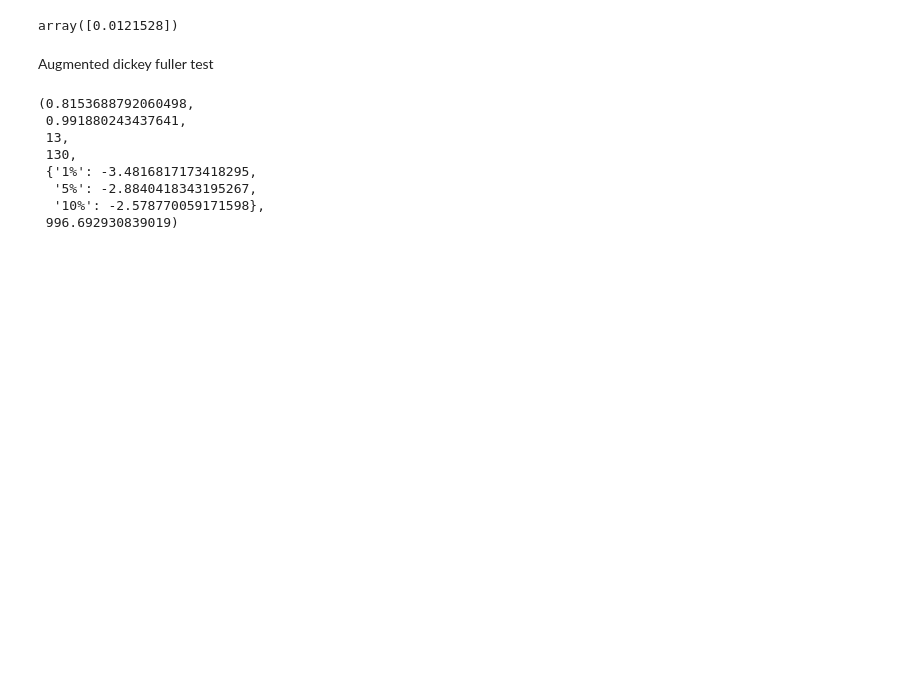
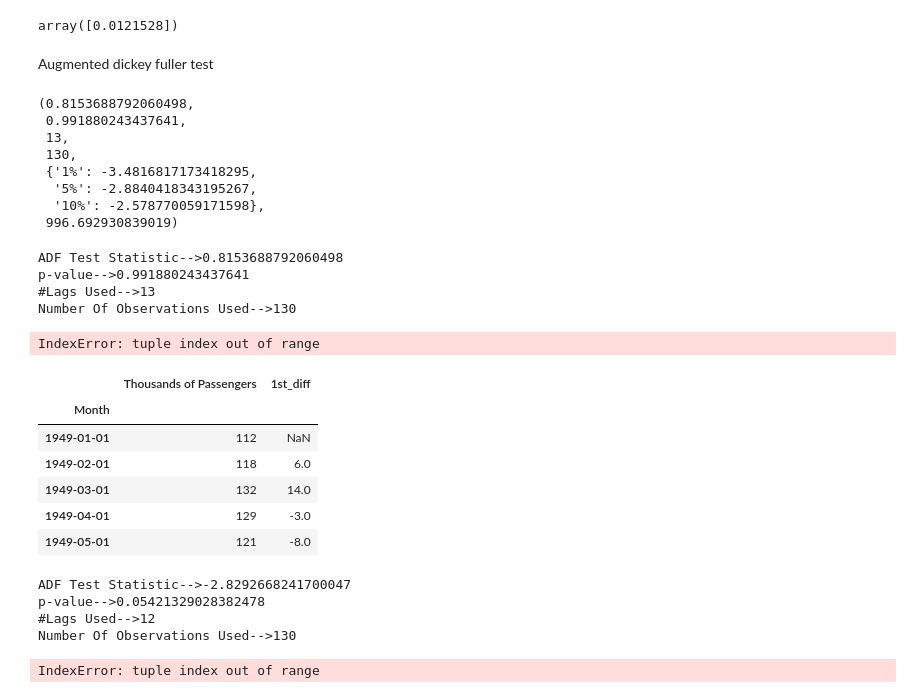
Before and after one commit to KOWSALYAAARU/test_app, a Jupyter notebook: time_series_forecasting_casestudy_1.ipynb, the cells around one changed output. Drawn from its saved outputs; the diff is of its cells as text; code cells hidden in the pictures; blank space fills up the shorter version.

```diff
--- a/time_series_forecasting_casestudy_1.ipynb
+++ b/time_series_forecasting_casestudy_1.ipynb
@@ -164,3 +164,11 @@ def check_adftest(timeseries):
      print("Reject Null Hypothesis and my time series is stationary")
   else:
     print("Accept Null Hypothesis and my time series is  non stationary")
+# %%
+check_adftest(dataset)
+# %% [output]
+ADF Test Statistic-->0.8153688792060498
+p-value-->0.991880243437641
+#Lags Used-->13
+Number Of Observations Used-->130
+IndexError: tuple index out of range
@@ -166,0 +177,11 @@ def check_adftest(timeseries):
+# %%
+dataset['1st_diff'] = dataset['Thousands of Passengers'] - dataset['Thousands of Passengers'].shift(1)
+dataset.head()
+# %% [output]
+|  | Thousands of Passengers | 1st_diff |
+| Month |  |  |
+| 1949-01-01 | 112 | NaN |
+| 1949-02-01 | 118 | 6.0 |
+| 1949-03-01 | 132 | 14.0 |
+| 1949-04-01 | 129 | -3.0 |
+| 1949-05-01 | 121 | -8.0 |
@@ -166,0 +190,8 @@ def check_adftest(timeseries):
+# %%
+check_adftest(dataset['1st_diff'].dropna())
+# %% [output]
+ADF Test Statistic-->-2.8292668241700047
+p-value-->0.05421329028382478
+#Lags Used-->12
+Number Of Observations Used-->130
+IndexError: tuple index out of range
```
Also changed, not shown: parts of 2 cells of this notebook.
